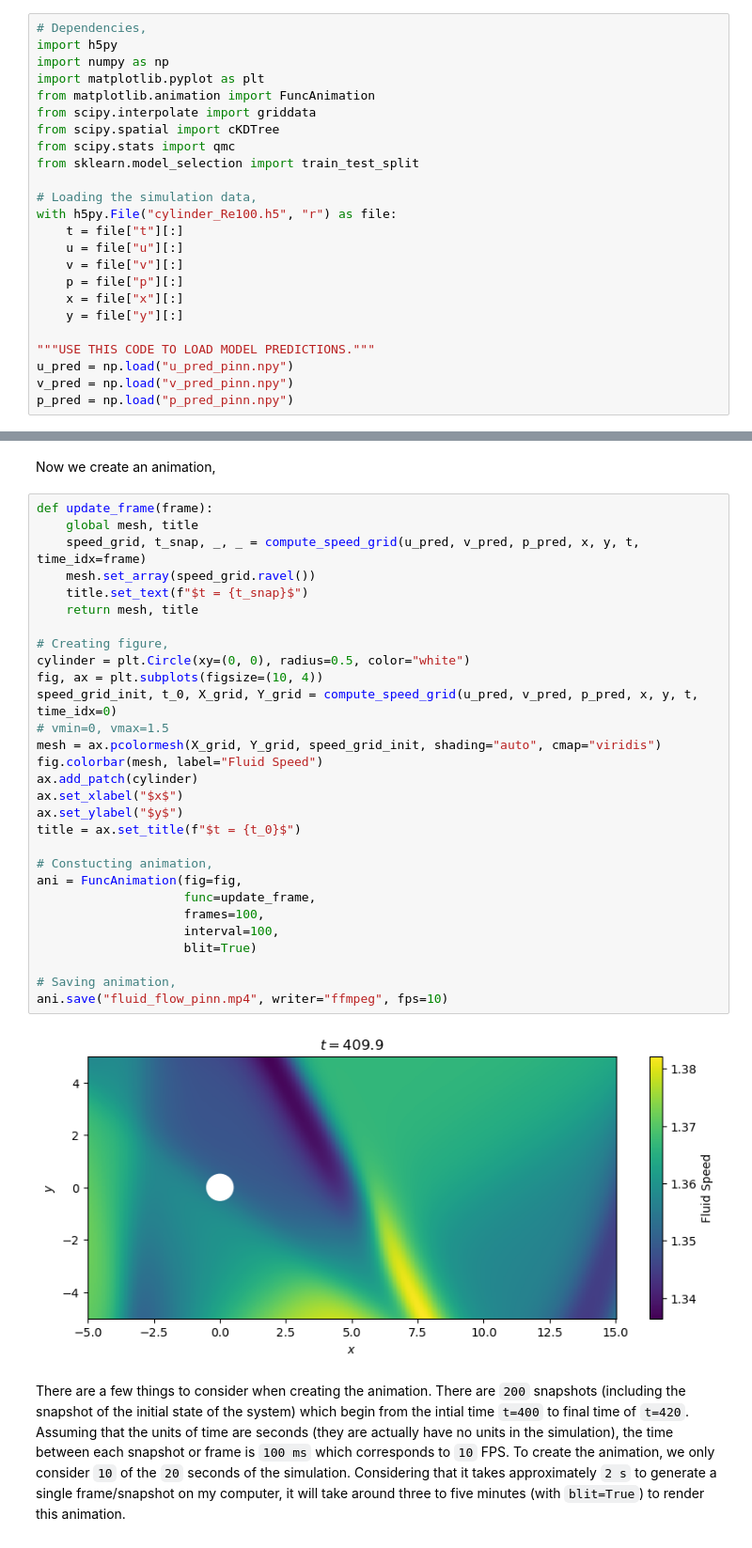
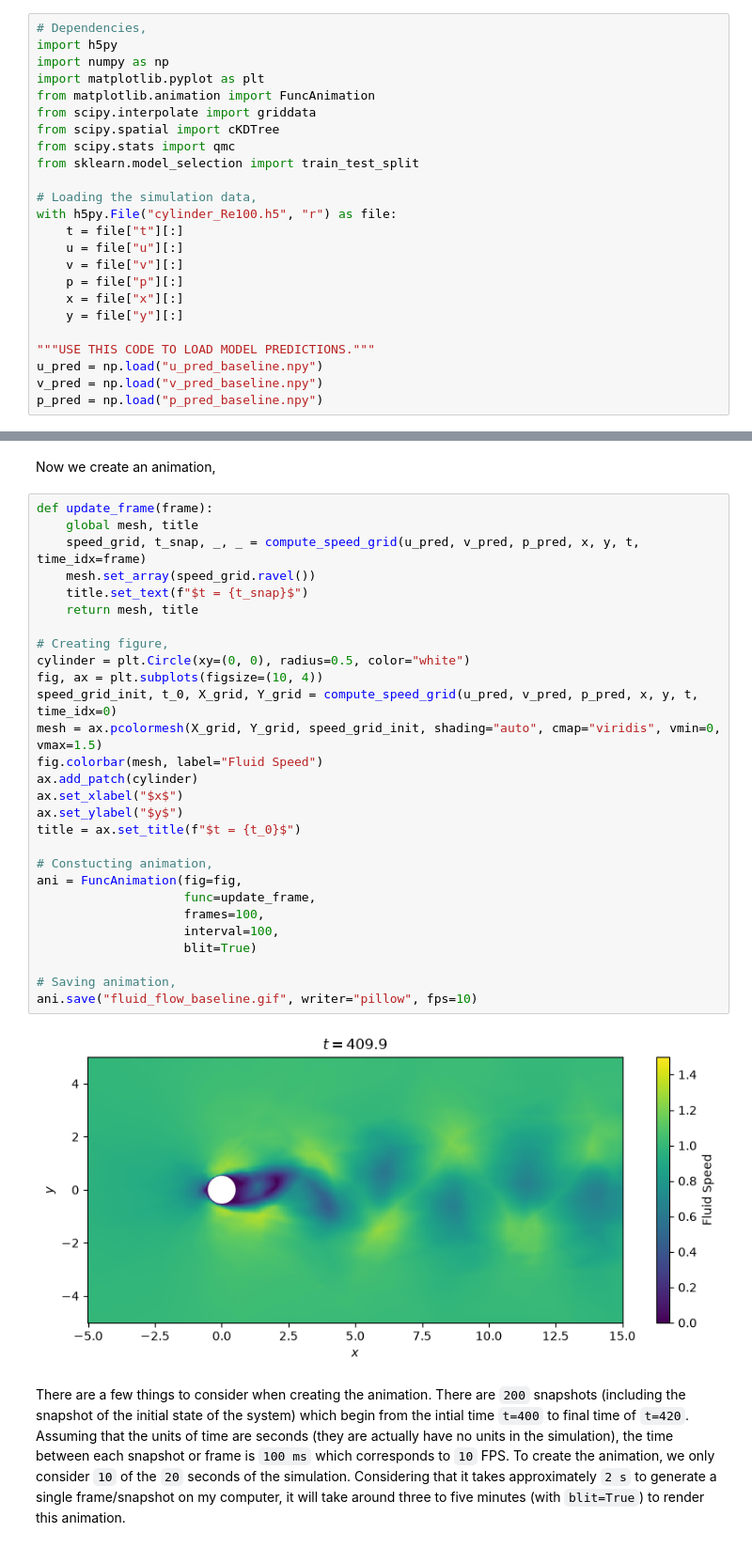
Before and after one commit to prithvi-ramrucha/pinn-cylinder-flow, a Jupyter notebook: simulation.ipynb, the cells around one changed output, grey strips where cells are left out. Shown at 94% size. Saved outputs shown, nothing was run; the diff lists cells and outputs as text.

Commit message:
u_pred, v_pred, p_pred

```diff
--- a/simulation.ipynb
+++ b/simulation.ipynb
@@ -29,9 +29,9 @@ with h5py.File("cylinder_Re100.h5", "r") as file:
     y = file["y"][:]
 
 """USE THIS CODE TO LOAD MODEL PREDICTIONS."""
-u_pred = np.load("u_pred_pinn.npy")
-v_pred = np.load("v_pred_pinn.npy")
-p_pred = np.load("p_pred_pinn.npy")
+u_pred = np.load("u_pred_baseline.npy")
+v_pred = np.load("v_pred_baseline.npy")
+p_pred = np.load("p_pred_baseline.npy")
 # %% [markdown]
 Inspecting the our time values `t`, we confirm that we have `201` time steps that range from `t=400` to `t=420`. Each step represents `0.1` units of time. Moreover, we have `82,872` number of nodes which take one a value of $u$, $v$ and $p$ at a given time $t$. Let us now visualise the velocity field for a given time $t$,
 # %%
@@ -90,34 +90,33 @@ Now we create an animation,
 # %%
 def update_frame(frame):
     global mesh, title
     speed_grid, t_snap, _, _ = compute_speed_grid(u_pred, v_pred, p_pred, x, y, t, time_idx=frame)
     mesh.set_array(speed_grid.ravel())
     title.set_text(f"$t = {t_snap}$")
     return mesh, title
 
 # Creating figure,
 cylinder = plt.Circle(xy=(0, 0), radius=0.5, color="white")
 fig, ax = plt.subplots(figsize=(10, 4))
 speed_grid_init, t_0, X_grid, Y_grid = compute_speed_grid(u_pred, v_pred, p_pred, x, y, t, time_idx=0)
-# vmin=0, vmax=1.5
-mesh = ax.pcolormesh(X_grid, Y_grid, speed_grid_init, shading="auto", cmap="viridis")
+mesh = ax.pcolormesh(X_grid, Y_grid, speed_grid_init, shading="auto", cmap="viridis", vmin=0, vmax=1.5)
 fig.colorbar(mesh, label="Fluid Speed")
 ax.add_patch(cylinder)
 ax.set_xlabel("$x$")
 ax.set_ylabel("$y$")
 title = ax.set_title(f"$t = {t_0}$")
 
 # Constucting animation,
 ani = FuncAnimation(fig=fig,
                     func=update_frame,
                     frames=100,
                     interval=100,
                     blit=True)
 
 # Saving animation,
-ani.save("fluid_flow_pinn.mp4", writer="ffmpeg", fps=10)
+ani.save("fluid_flow_baseline.gif", writer="pillow", fps=10)
 # %% [output]
-[figure, old version]
+[figure, new version]
 # %% [markdown]
 There are a few things to consider when creating the animation. There are `200` snapshots (including the snapshot of the initial state of the system) which begin from the intial time `t=400` to final time of `t=420`. Assuming that the units of time are seconds (they are actually have no units in the simulation), the time between each snapshot or frame is `100 ms` which corresponds to `10` FPS. To create the animation, we only consider `10` of the `20` seconds of the simulation. Considering that it takes approximately `2 s` to generate a single frame/snapshot on my computer, it will take around three to five minutes (with `blit=True`) to render this animation.
 # %% [markdown]
```
Also changed, not shown: parts of 4 cells of this notebook, 6 other files.
